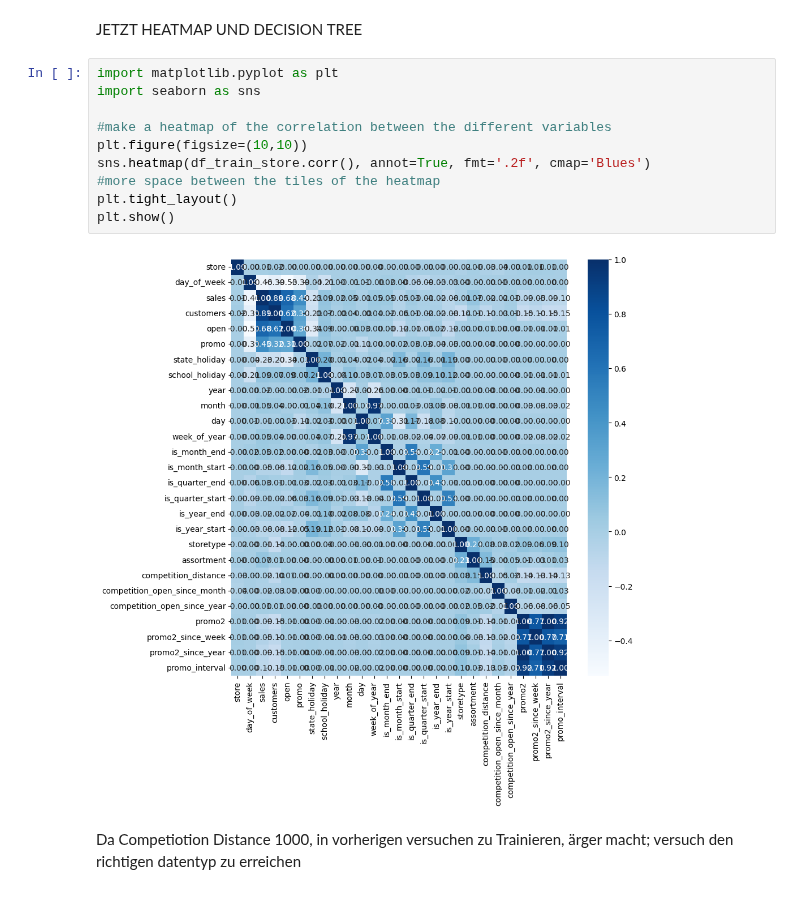
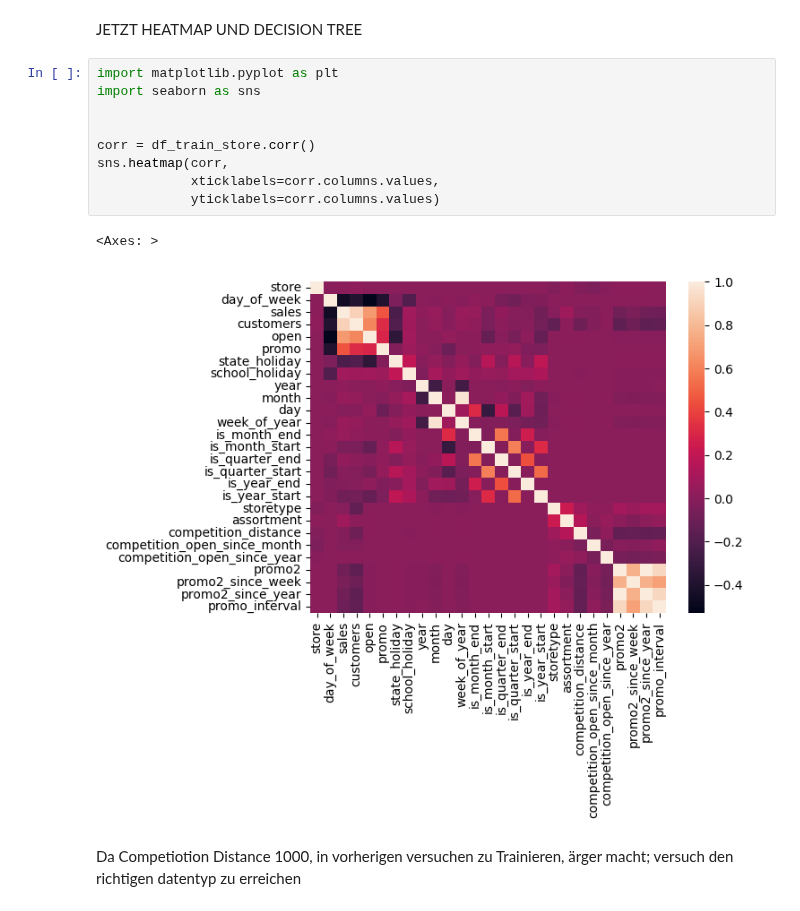
Before and after one commit to Bratpfannengamer/Rossmann, a Jupyter notebook: notebookV2_Lasse.ipynb, the cells around one changed output. Saved outputs shown, nothing was run; the diff lists cells and outputs as text.

```diff
--- a/notebookV2_Lasse.ipynb
+++ b/notebookV2_Lasse.ipynb
@@ -439,18 +411,18 @@ plt.show()
 [figure]
 # %% [markdown]
 JETZT HEATMAP UND DECISION TREE
-# %%
-import matplotlib.pyplot as plt
-import seaborn as sns
-
-#make a heatmap of the correlation between the different variables
-plt.figure(figsize=(10,10))
-sns.heatmap(df_train_store.corr(), annot=True, fmt='.2f', cmap='Blues')
-#more space between the tiles of the heatmap
-plt.tight_layout()
-plt.show()
-# %% [output]
-[figure, removed]
+# %%
+import matplotlib.pyplot as plt
+import seaborn as sns
+
+
+corr = df_train_store.corr()
+sns.heatmap(corr,
+            xticklabels=corr.columns.values,
+            yticklabels=corr.columns.values)
+# %% [output]
+<Axes: >
+[figure, added]
 # %% [markdown]
 Da Competiotion Distance 1000, in vorherigen versuchen zu Trainieren, ärger macht; versuch den richtigen datentyp zu erreichen
 # %%
```
Also changed, not shown: parts of 5 cells of this notebook, 1 other file.
